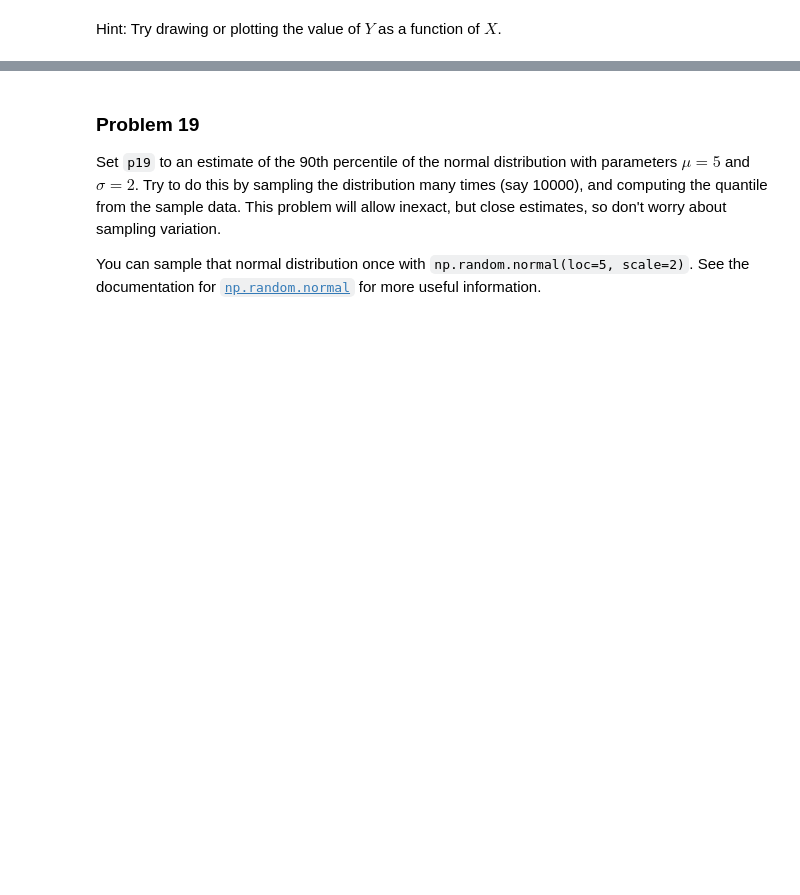
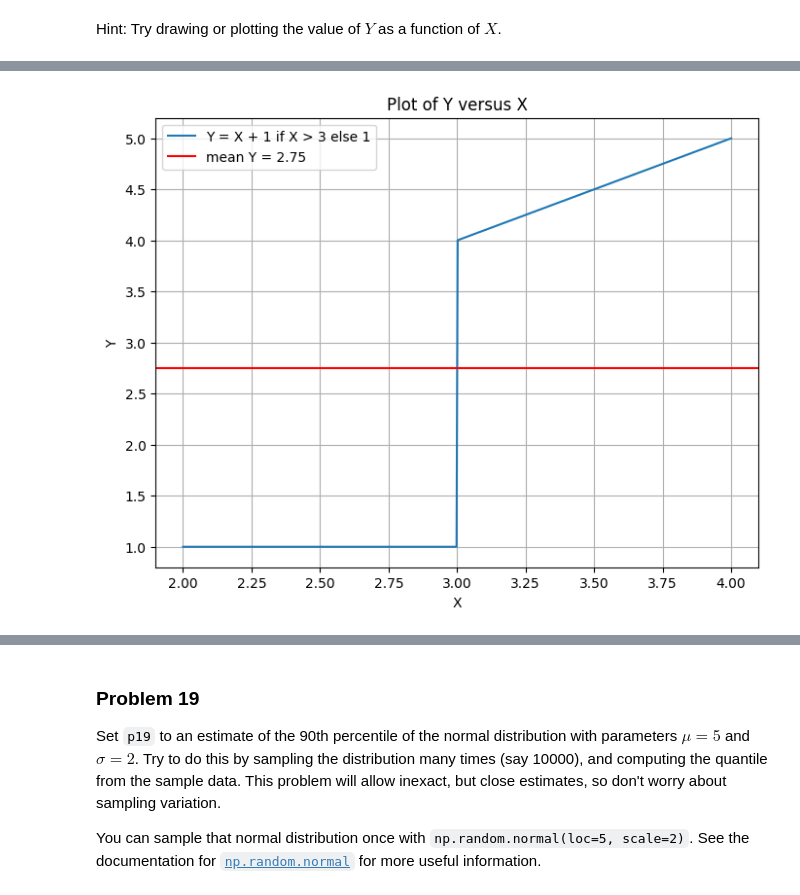
Before and after one commit to aidandig/dx601-homework-05, a Jupyter notebook: homework.ipynb, the cells around one changed output, grey strips where cells are left out. Saved outputs shown, nothing was run; the diff lists cells and outputs as text; code cells hidden in the pictures; blank space fills up the shorter version.

```diff
--- a/homework.ipynb
+++ b/homework.ipynb
@@ -560,3 +581,20 @@ p18 = ...
+# %%
+X = np.linspace(2, 4, 500)
+Y = np.where(X > 3, X + 1, 1)
+
+plt.figure(figsize=(8,6))
+plt.plot(X, Y, label='Y = X + 1 if X > 3 else 1')
+plt.axhline(y=2.75, color='red', label='mean Y = 2.75')
+plt.title('Plot of Y versus X')
+plt.xlabel('X')
+plt.ylabel('Y')
+plt.legend()
+plt.grid(True)
+plt.show()
+
+# plotting help: https://terriergpt.bu.edu/share/WN4PiXcJyHOkNPTuv5aHY
+# %% [output]
+[figure, added]
 # %%
 p18
 # %% [output]
```
Also changed, not shown: parts of 5 cells of this notebook.
